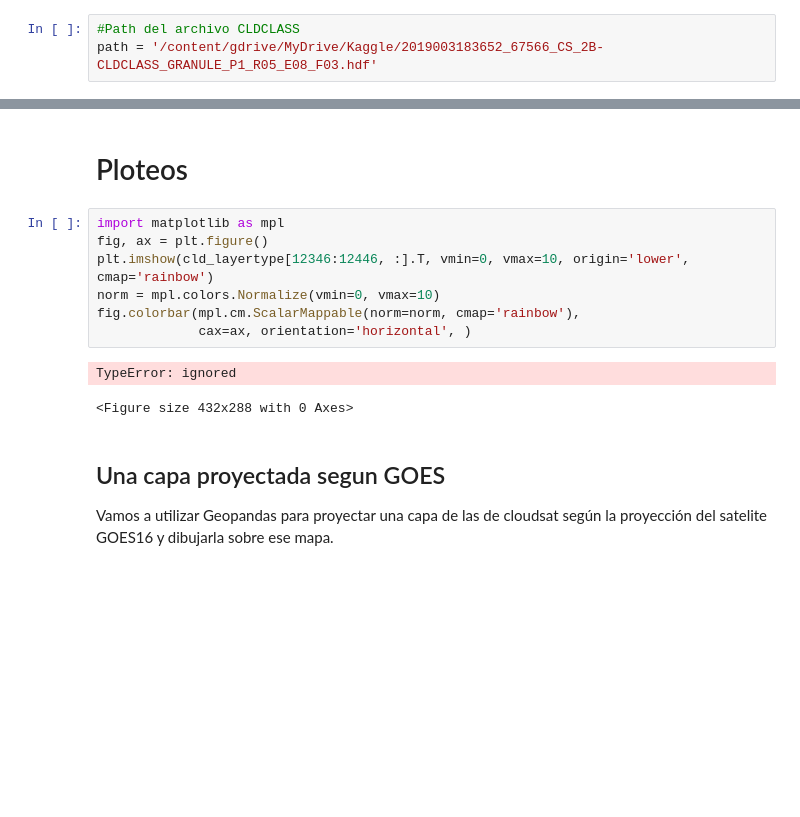
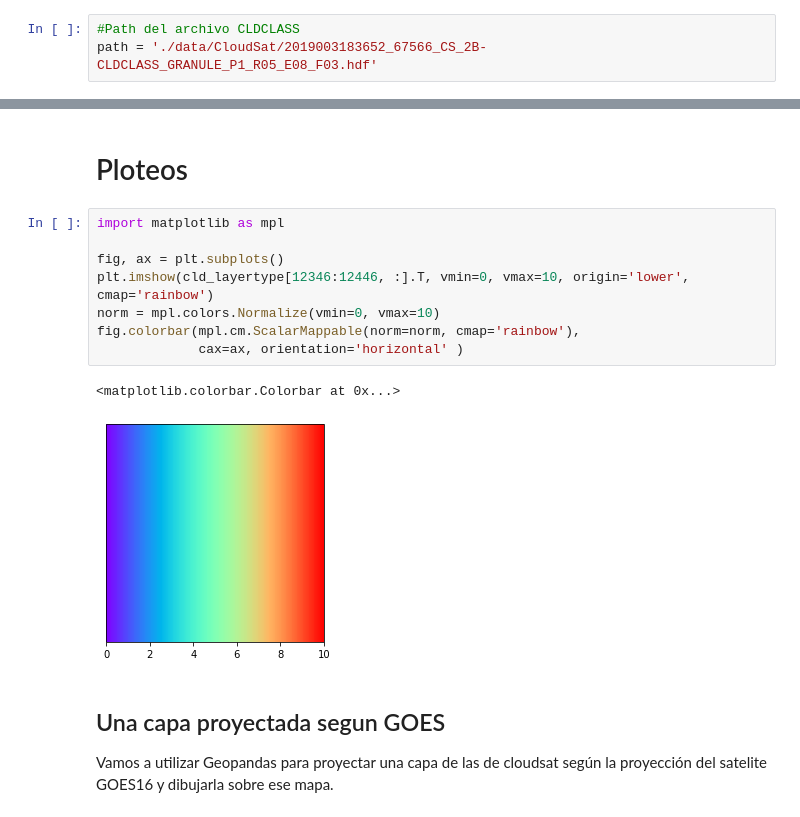
Before and after one commit to paula-rj/StratoPy, a Jupyter notebook: Abrir_y_graficar_archivos_Cldclass_con_Python.ipynb, the cells around one changed output, grey strips where cells are left out. Drawn from its saved outputs; the diff is of its cells as text; blank space fills up the shorter version.

Commit message:
Cambié los path de los archivos de ejemplo: desmonté Google Drive y agregué el repositorio

```diff
--- a/Abrir_y_graficar_archivos_Cldclass_con_Python.ipynb
+++ b/Abrir_y_graficar_archivos_Cldclass_con_Python.ipynb
@@ -309,7 +137,7 @@ Una partecita de la documentación acerca del formato vdata:
     - vdata interlace mode
 # %%
 #Path del archivo CLDCLASS
-path = '/content/gdrive/MyDrive/Kaggle/2019003183652_67566_CS_2B-CLDCLASS_GRANULE_P1_R05_E08_F03.hdf'
+path = './data/CloudSat/2019003183652_67566_CS_2B-CLDCLASS_GRANULE_P1_R05_E08_F03.hdf'
 # %% [markdown]
 Abrimos la sección del archivo tipo HDF donde estan las variables en formato VS (Vdata table, tablas de datos estructuradas dentro del archivo HDF; mas info [acá](http://pysclint.sourceforge.net/pyhdf/pyhdf.VS.html)). Acá estan todas las variables que tienen que ver con ubicación en tiempo y espacio del satélite, en particular latitud, longitud, y tiempo utc. Como vemos son tuplaas de 9 elementos como indica la documentación.
 # %%
@@ -565,14 +393,15 @@ dict
 # Ploteos
 # %%
 import matplotlib as mpl
-fig, ax = plt.figure()
+
+fig, ax = plt.subplots()
 plt.imshow(cld_layertype[12346:12446, :].T, vmin=0, vmax=10, origin='lower', cmap='rainbow')
 norm = mpl.colors.Normalize(vmin=0, vmax=10)
 fig.colorbar(mpl.cm.ScalarMappable(norm=norm, cmap='rainbow'),
-             cax=ax, orientation='horizontal', )
+             cax=ax, orientation='horizontal' )
 # %% [output]
-TypeError: ignored
+<matplotlib.colorbar.Colorbar at 0x...>
-<Figure size 432x288 with 0 Axes>
+[figure, added]
 # %% [markdown]
 ## Una capa proyectada segun GOES
 Vamos a utilizar Geopandas para proyectar una capa de las de cloudsat según la proyección del satelite GOES16 y dibujarla sobre ese mapa.
```
Also changed, not shown: parts of 55 cells of this notebook.
